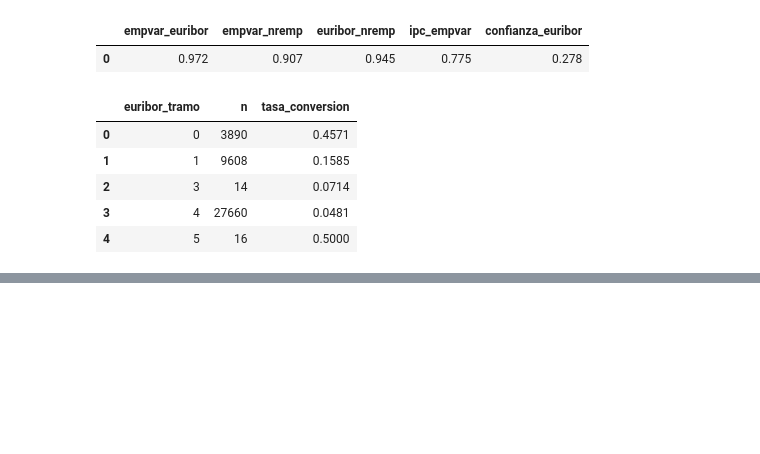
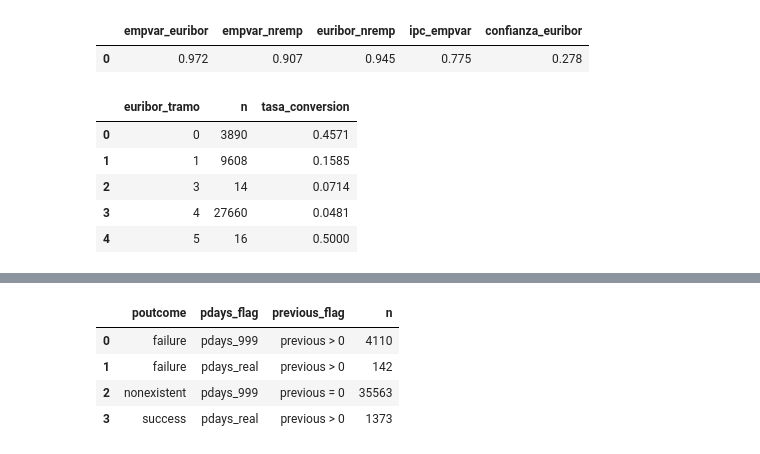
Before and after one commit to Krunzx/data_portfolio, a Jupyter notebook: 04-term-deposit-propensity/notebooks/01_eda.ipynb, the cells around one changed output, grey strips where cells are left out. Saved outputs shown, nothing was run; the diff lists cells and outputs as text; code cells hidden in the pictures; blank space fills up the shorter version.

```diff
--- a/04-term-deposit-propensity/notebooks/01_eda.ipynb
+++ b/04-term-deposit-propensity/notebooks/01_eda.ipynb
@@ -248,0 +292,9 @@ df
+# %%
+df = run(Q['P16'])
+df
+# %% [output]
+|  | poutcome | pdays_flag | previous_flag | n |
+| 0 | failure | pdays_999 | previous > 0 | 4110 |
+| 1 | failure | pdays_real | previous > 0 | 142 |
+| 2 | nonexistent | pdays_999 | previous = 0 | 35563 |
+| 3 | success | pdays_real | previous > 0 | 1373 |
```
Also changed, not shown: parts of 3 cells of this notebook, 1 other file.
